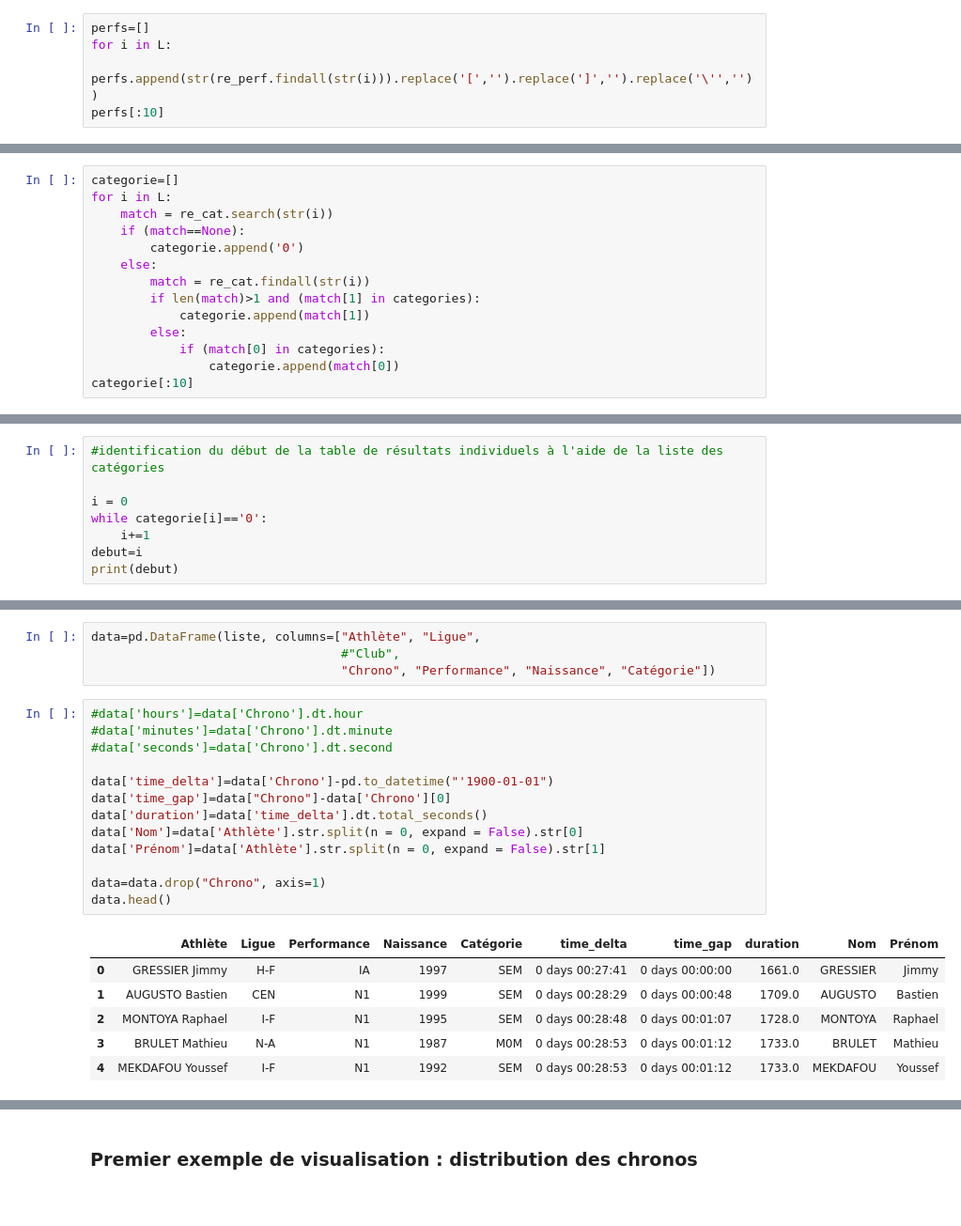
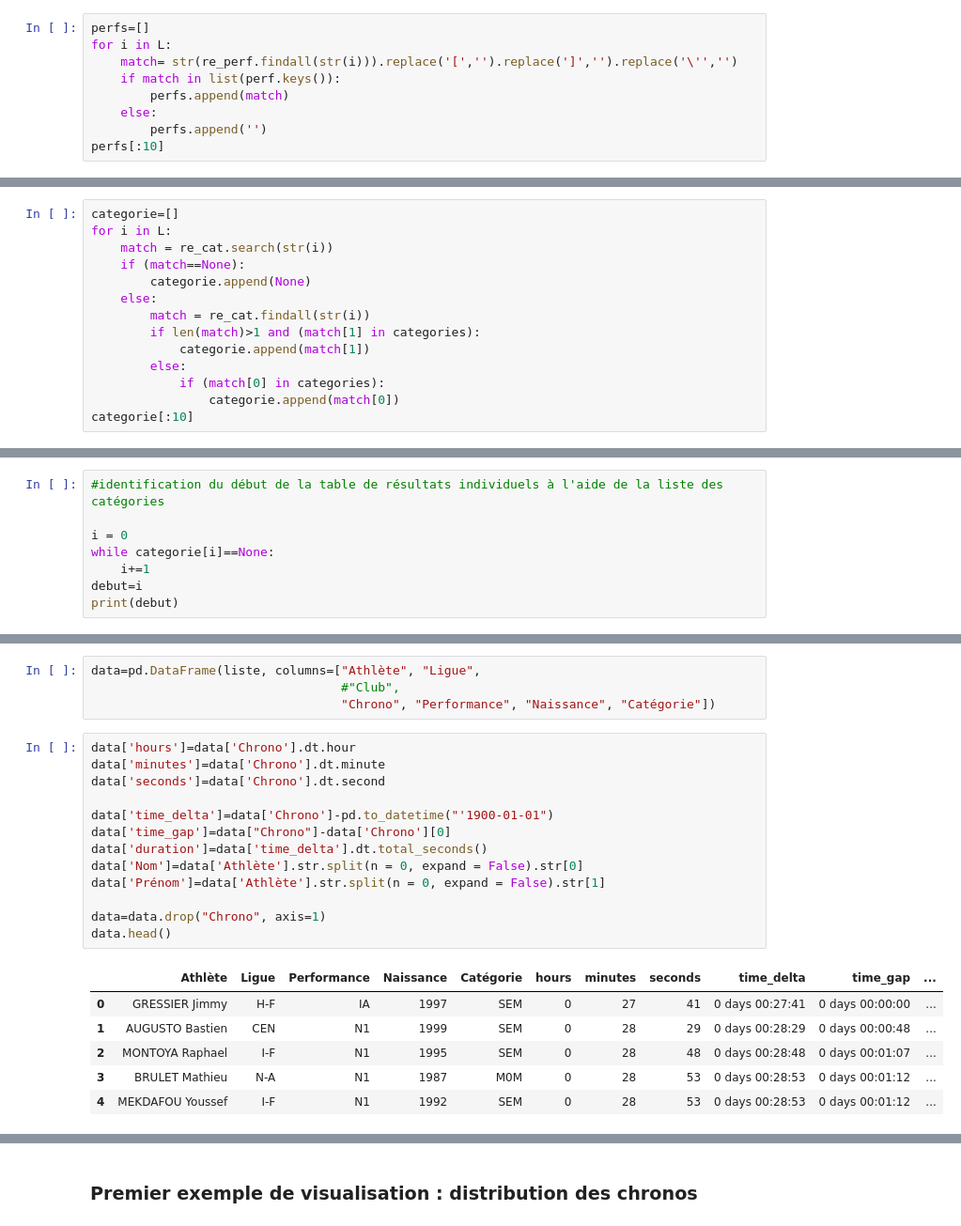
Before and after one commit to Kirscher/ResultAthle, a Jupyter notebook: scraping.ipynb, the cells around one changed output, grey strips where cells are left out. Shown at 94% size. Drawn from its saved outputs; the diff is of its cells as text.

```diff
--- a/scraping.ipynb
+++ b/scraping.ipynb
@@ -268,7 +269,11 @@ re_perf = re.compile("[A-Z]{1}[1-8](?=<)|I[A,B](?=<)")
 # %%
 perfs=[]
 for i in L:
-    perfs.append(str(re_perf.findall(str(i))).replace('[','').replace(']','').replace('\'',''))
+    match= str(re_perf.findall(str(i))).replace('[','').replace(']','').replace('\'','')
+    if match in list(perf.keys()):
+        perfs.append(match)
+    else:
+        perfs.append('')
 perfs[:10]
 # %% [output]
 ['', '', 'IA', 'N1', 'N1', 'N1', 'N1', 'N1', 'N1', 'N2']
@@ -281,7 +286,7 @@ categorie=[]
 for i in L:
     match = re_cat.search(str(i))
     if (match==None):
-        categorie.append('0')
+        categorie.append(None)
     else:
         match = re_cat.findall(str(i))
         if len(match)>1 and (match[1] in categories):
@@ -333,7 +338,7 @@ len(athletes), len(perfs), len(ligue), len(clubs), len(annee), len(categorie)
 #identification du début de la table de résultats individuels à l'aide de la liste des catégories
 
 i = 0
-while categorie[i]=='0':
+while categorie[i]==None:
     i+=1
 debut=i
 print(debut)
@@ -356,25 +361,25 @@ data=pd.DataFrame(liste, columns=["Athlète", "Ligue",
                                   #"Club",
                                   "Chrono", "Performance", "Naissance", "Catégorie"])
 # %%
-#data['hours']=data['Chrono'].dt.hour
-#data['minutes']=data['Chrono'].dt.minute
-#data['seconds']=data['Chrono'].dt.second
+data['hours']=data['Chrono'].dt.hour
+data['minutes']=data['Chrono'].dt.minute
+data['seconds']=data['Chrono'].dt.second
 
 data['time_delta']=data['Chrono']-pd.to_datetime("'1900-01-01")
 data['time_gap']=data["Chrono"]-data['Chrono'][0]
 data['duration']=data['time_delta'].dt.total_seconds()
 data['Nom']=data['Athlète'].str.split(n = 0, expand = False).str[0]
 data['Prénom']=data['Athlète'].str.split(n = 0, expand = False).str[1]
 
 data=data.drop("Chrono", axis=1)
 data.head()
 # %% [output]
-|  | Athlète | Ligue | Performance | Naissance | Catégorie | time_delta | time_gap | duration | Nom | Prénom |
-| 0 | GRESSIER Jimmy | H-F | IA | 1997 | SEM | 0 days 00:27:41 | 0 days 00:00:00 | 1661.0 | GRESSIER | Jimmy |
-| 1 | AUGUSTO Bastien | CEN | N1 | 1999 | SEM | 0 days 00:28:29 | 0 days 00:00:48 | 1709.0 | AUGUSTO | Bastien |
-| 2 | MONTOYA Raphael | I-F | N1 | 1995 | SEM | 0 days 00:28:48 | 0 days 00:01:07 | 1728.0 | MONTOYA | Raphael |
-| 3 | BRULET Mathieu | N-A | N1 | 1987 | M0M | 0 days 00:28:53 | 0 days 00:01:12 | 1733.0 | BRULET | Mathieu |
-| 4 | MEKDAFOU Youssef | I-F | N1 | 1992 | SEM | 0 days 00:28:53 | 0 days 00:01:12 | 1733.0 | MEKDAFOU | Youssef |
+|  | Athlète | Ligue | Performance | Naissance | Catégorie | hours | minutes | seconds | time_delta | time_gap | ... |
+| 0 | GRESSIER Jimmy | H-F | IA | 1997 | SEM | 0 | 27 | 41 | 0 days 00:27:41 | 0 days 00:00:00 | ... |
+| 1 | AUGUSTO Bastien | CEN | N1 | 1999 | SEM | 0 | 28 | 29 | 0 days 00:28:29 | 0 days 00:00:48 | ... |
+| 2 | MONTOYA Raphael | I-F | N1 | 1995 | SEM | 0 | 28 | 48 | 0 days 00:28:48 | 0 days 00:01:07 | ... |
+| 3 | BRULET Mathieu | N-A | N1 | 1987 | M0M | 0 | 28 | 53 | 0 days 00:28:53 | 0 days 00:01:12 | ... |
+| 4 | MEKDAFOU Youssef | I-F | N1 | 1992 | SEM | 0 | 28 | 53 | 0 days 00:28:53 | 0 days 00:01:12 | ... |
 # %%
 data.describe()
 # %% [output]
```
Also changed, not shown: parts of 9 cells of this notebook, 1 other file.
